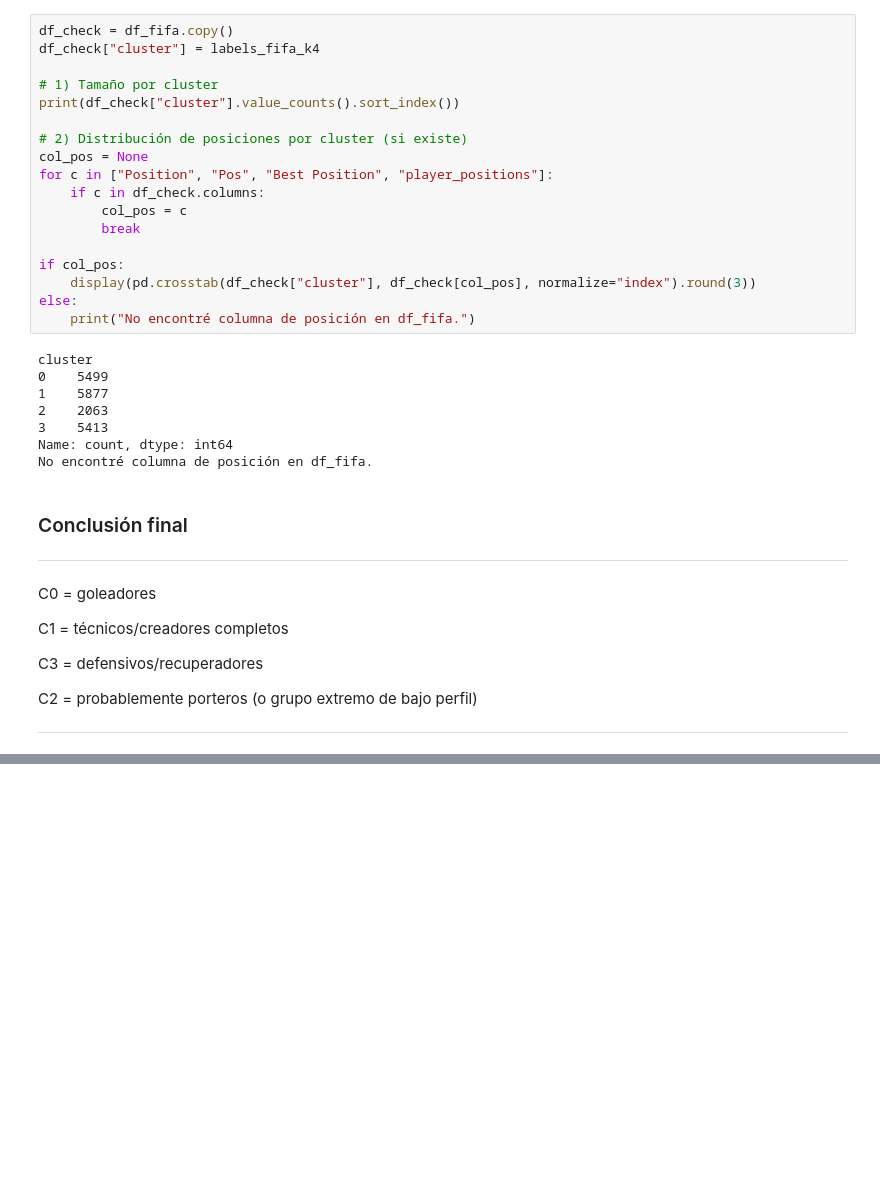
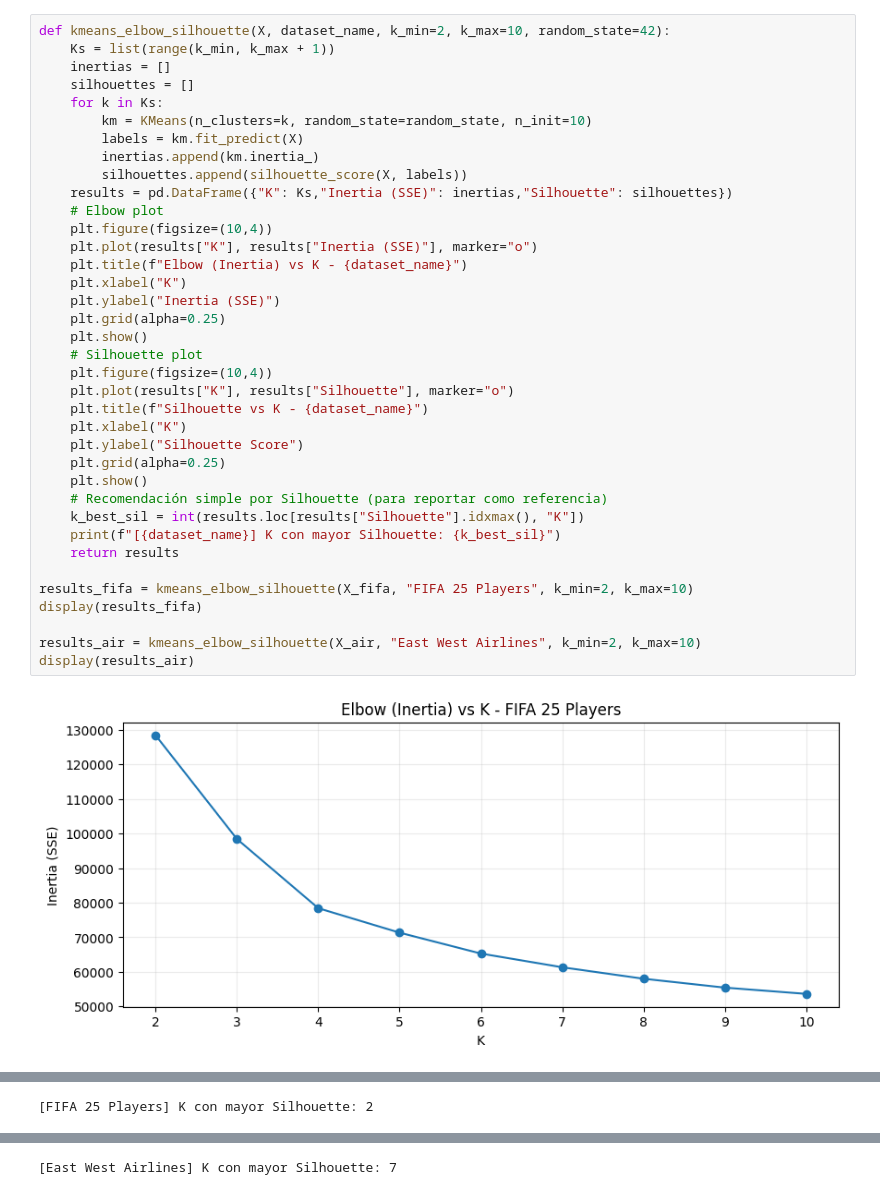
Before and after one commit to OFFICIAL-SBC/ML-K_Means-GMM, a Jupyter notebook: K-MEANS/k-means.ipynb, the cells around one changed output, grey strips where cells are left out. Drawn from its saved outputs; the diff is of its cells as text; blank space fills up the shorter version.

```diff
--- a/K-MEANS/k-means.ipynb
+++ b/K-MEANS/k-means.ipynb
@@ -454,38 +46,39 @@ Name: 3, dtype: float64
-# %%
-df_check = df_fifa.copy()
-df_check["cluster"] = labels_fifa_k4
-
-# 1) Tamaño por cluster
-print(df_check["cluster"].value_counts().sort_index())
-
-# 2) Distribución de posiciones por cluster (si existe)
-col_pos = None
-for c in ["Position", "Pos", "Best Position", "player_positions"]:
-    if c in df_check.columns:
-        col_pos = c
-        break
-
-if col_pos:
-    display(pd.crosstab(df_check["cluster"], df_check[col_pos], normalize="index").round(3))
-else:
-    print("No encontré columna de posición en df_fifa.")
-# %% [output]
-cluster
-0    5499
-1    5877
-2    2063
-3    5413
-Name: count, dtype: int64
-No encontré columna de posición en df_fifa.
-# %% [markdown]
-### Conclusión final
----
-C0 = goleadores
-
-C1 = técnicos/creadores completos
-
-C3 = defensivos/recuperadores
-
-C2 = probablemente porteros (o grupo extremo de bajo perfil)
-
----
+# %%
+def kmeans_elbow_silhouette(X, dataset_name, k_min=2, k_max=10, random_state=42):
+    Ks = list(range(k_min, k_max + 1))
+    inertias = []
+    silhouettes = []
+    for k in Ks:
+        km = KMeans(n_clusters=k, random_state=random_state, n_init=10)
+        labels = km.fit_predict(X)
+        inertias.append(km.inertia_)
+        silhouettes.append(silhouette_score(X, labels))
+    results = pd.DataFrame({"K": Ks,"Inertia (SSE)": inertias,"Silhouette": silhouettes})
+    # Elbow plot
+    plt.figure(figsize=(10,4))
+    plt.plot(results["K"], results["Inertia (SSE)"], marker="o")
+    plt.title(f"Elbow (Inertia) vs K - {dataset_name}")
+    plt.xlabel("K")
+    plt.ylabel("Inertia (SSE)")
+    plt.grid(alpha=0.25)
+    plt.show()
+    # Silhouette plot
+    plt.figure(figsize=(10,4))
+    plt.plot(results["K"], results["Silhouette"], marker="o")
+    plt.title(f"Silhouette vs K - {dataset_name}")
+    plt.xlabel("K")
+    plt.ylabel("Silhouette Score")
+    plt.grid(alpha=0.25)
+    plt.show()
+    # Recomendación simple por Silhouette (para reportar como referencia)
+    k_best_sil = int(results.loc[results["Silhouette"].idxmax(), "K"])
+    print(f"[{dataset_name}] K con mayor Silhouette: {k_best_sil}")
+    return results
+
+results_fifa = kmeans_elbow_silhouette(X_fifa, "FIFA 25 Players", k_min=2, k_max=10)
+display(results_fifa)
+
+results_air = kmeans_elbow_silhouette(X_air, "East West Airlines", k_min=2, k_max=10)
+display(results_air)
+# %% [output]
+[figure, added]
@@ -491,0 +86 @@ C2 = probablemente porteros (o grupo extremo de bajo perfil)
+[FIFA 25 Players] K con mayor Silhouette: 2
@@ -491,0 +99 @@ C2 = probablemente porteros (o grupo extremo de bajo perfil)
+[East West Airlines] K con mayor Silhouette: 7
```
Also changed, not shown: parts of 25 cells of this notebook.
